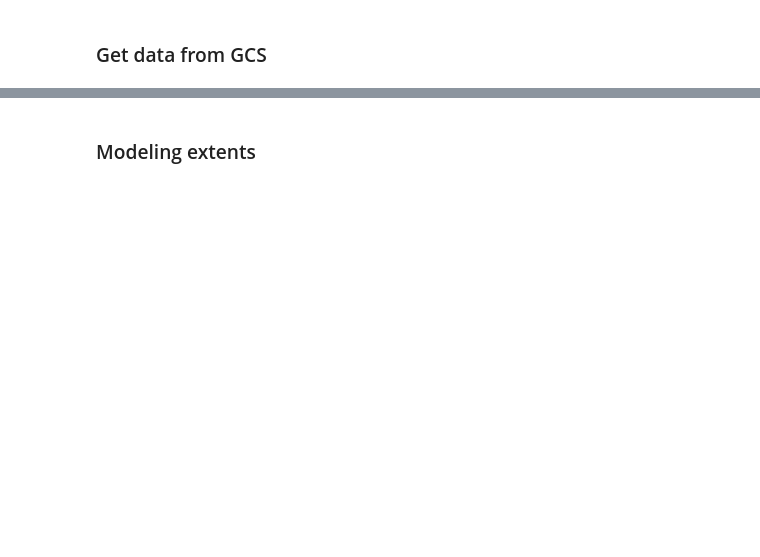
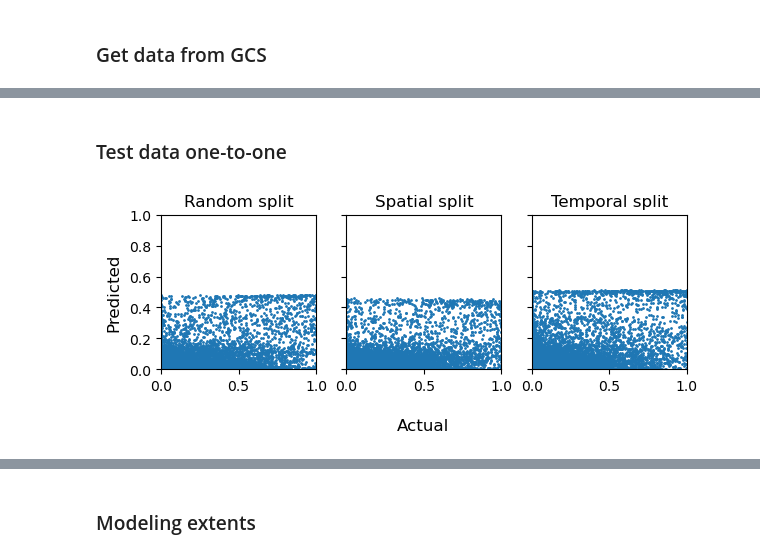
Before and after one commit to s-kganz/ForestLST, a Jupyter notebook: notebooks/build_preisler_nn.ipynb, the cells around one changed output, grey strips where cells are left out. Saved outputs shown, nothing was run; the diff lists cells and outputs as text; code cells hidden in the pictures; blank space fills up the shorter version.

```diff
--- a/notebooks/build_preisler_nn.ipynb
+++ b/notebooks/build_preisler_nn.ipynb
@@ -403,0 +346,32 @@ plt.show()
+# %% [markdown]
+### Test data one-to-one
+# %%
+def one_to_one_plot(y_actual, y_predicted, ax=None, **kwargs):
+    if ax is None:
+        _, ax = plt.subplots()
+
+    ax.scatter(y_actual, y_predicted, **kwargs)
+    ax.set_xlim(0, 1)
+    ax.set_ylim(0, 1)
+    ax.set_aspect("equal")
+    return ax
+
+fig, ax = plt.subplots(1, 3, sharex=True, sharey=True, figsize=(6, 3), layout="constrained")
+
+scatter_args = dict(s=1)
+
+one_to_one_plot(ds_test[TARGET], results["random_split"]["test_y_hat"], ax=ax[0], **scatter_args)
+one_to_one_plot(ds_test[TARGET], results["spatial_split"]["test_y_hat"], ax=ax[1], **scatter_args)
+one_to_one_plot(ds_test[TARGET], results["temporal_split"]["test_y_hat"], ax=ax[2], **scatter_args)
+
+
+ax[0].set_title("Random split")
+ax[1].set_title("Spatial split")
+ax[2].set_title("Temporal split")
+
+fig.supxlabel("Actual", y=0.03, x=0.535)
+fig.supylabel("Predicted")
+
+plt.show()
+# %% [output]
+[figure, added]
```
Also changed, not shown: parts of 53 cells of this notebook.
